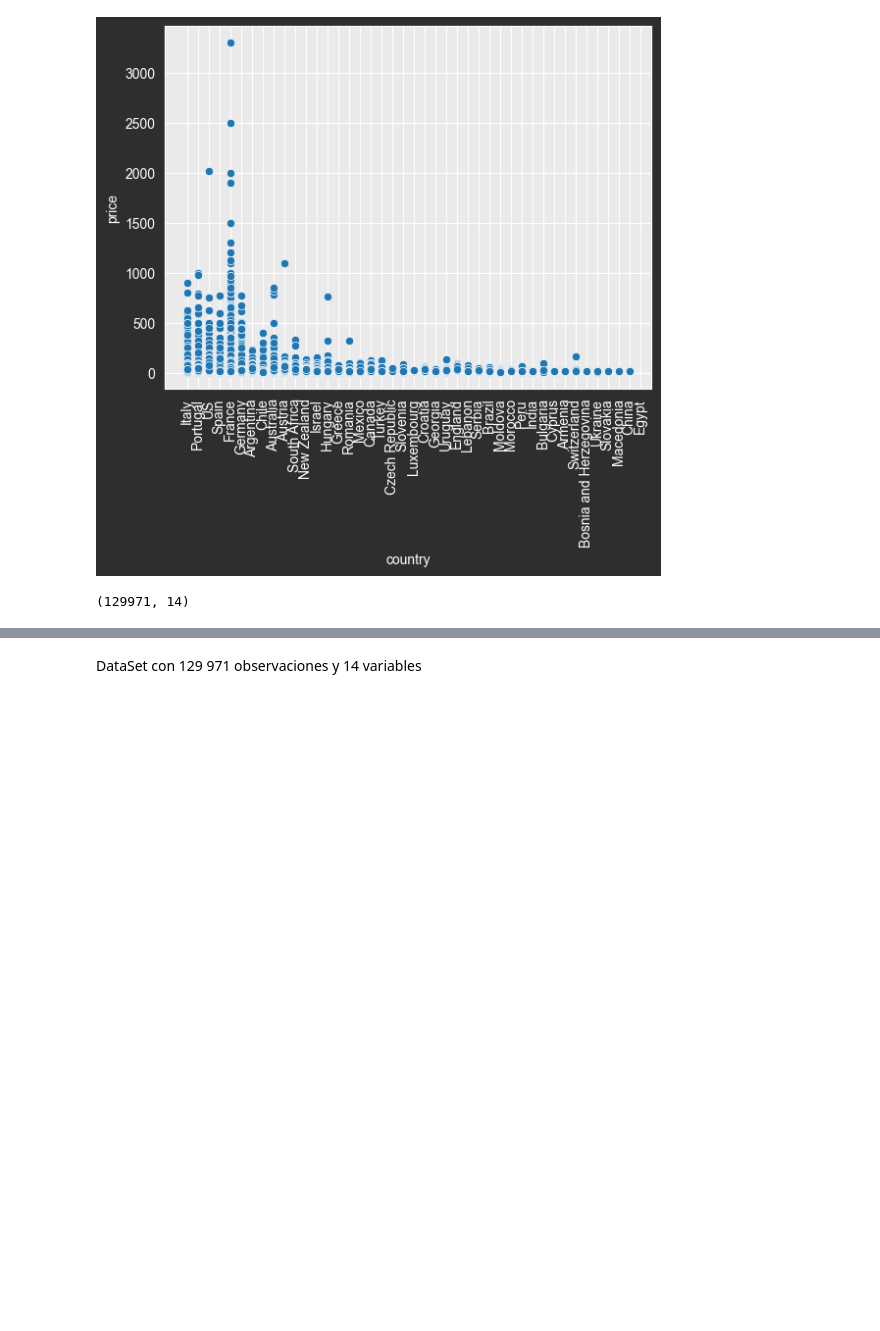
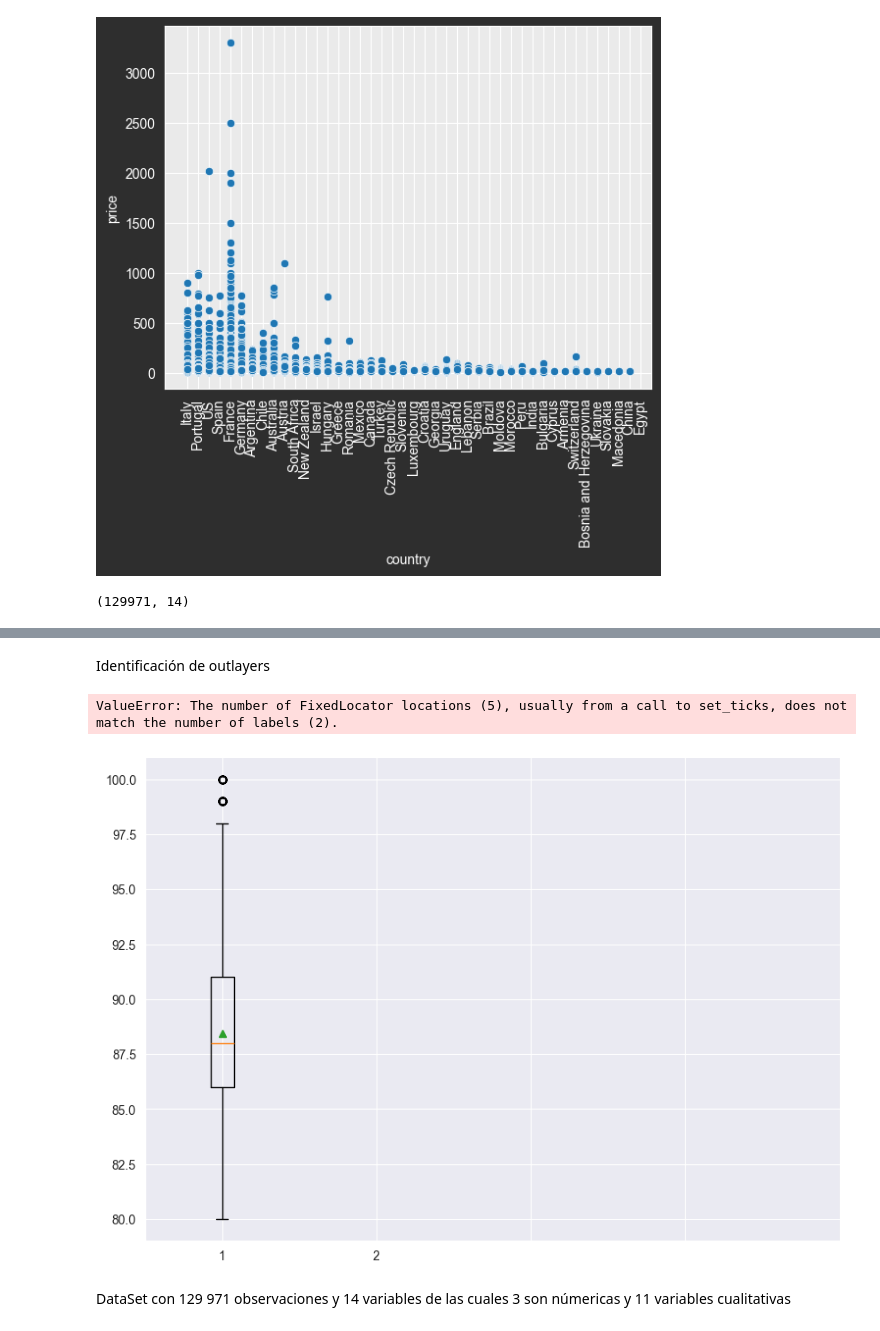
Before and after one commit to OscarMoralesMejia/UsoDeStreamlit, a Jupyter notebook: pages/eda.ipynb, the cells around one changed output, grey strips where cells are left out. Saved outputs shown, nothing was run; the diff lists cells and outputs as text; code cells hidden in the pictures; blank space fills up the shorter version.

```diff
--- a/pages/eda.ipynb
+++ b/pages/eda.ipynb
@@ -60,2 +122,20 @@ df.shape
+# %% [markdown]
+Identificación de outlayers
+# %%
+# Crear un gráfico de boxplots para varias columnas
+plt.figure(figsize=(10, 7))
+# Pasar los datos de las columnas como una lista a plt.boxplot
+plt.boxplot([df['points'], df['price']],showmeans=True)
+# Configurar los nombres de las etiquetas en el eje x
+plt.xticks([1, 2, 3, 4,5], ['points', 'price'])
+# Títulos y etiquetas
+plt.title("Boxplots de vinos")
+plt.ylabel("Accesos (en Millones)")
+
+# Mostrar el gráfico
+plt.show()
+# %% [output]
+ValueError: The number of FixedLocator locations (5), usually from a call to set_ticks, does not match the number of labels (2).
+[figure, added]
 # %% [markdown]
-DataSet con 129 971 observaciones y 14 variables
+DataSet con 129 971 observaciones y 14 variables de las cuales 3 son númericas y 11 variables cualitativas
```
Also changed, not shown: parts of 6 cells of this notebook, 1 other file.
